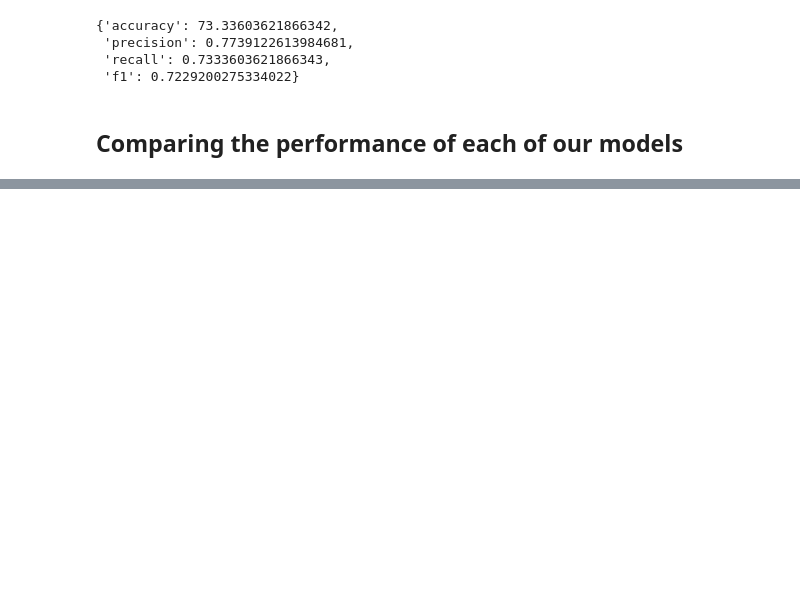
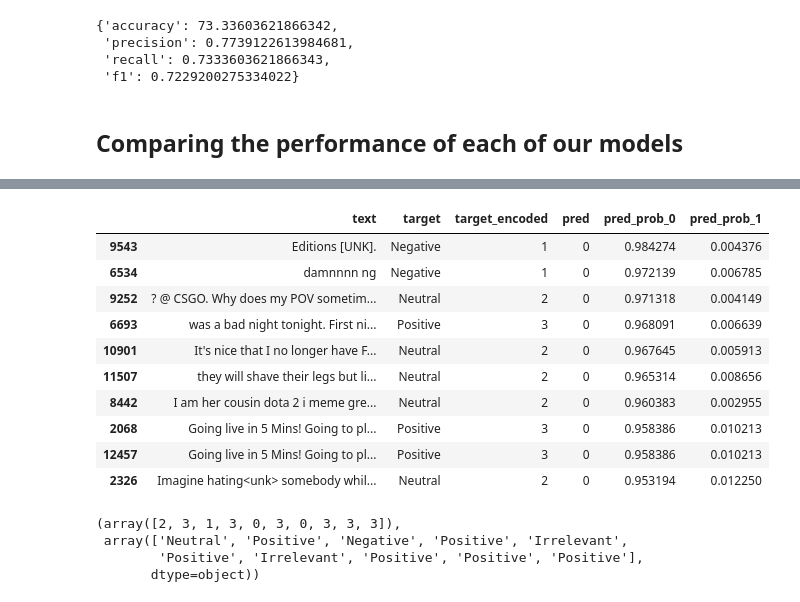
Before and after one commit to jul1998/tensorflow_projects, a Jupyter notebook: nlp_project.ipynb, the cells around one changed output, grey strips where cells are left out. Saved outputs shown, nothing was run; the diff lists cells and outputs as text; code cells hidden in the pictures; blank space fills up the shorter version.

```diff
--- a/nlp_project.ipynb
+++ b/nlp_project.ipynb
@@ -1320,0 +1408,23 @@ plot_loss_curves(model_3_history)
+# %%
+# Find the wrong predictions and sort by prediction probabilities
+most_wrong = val_df[val_df["target_encoded"] != val_df["pred"]].sort_values("pred_prob_0", ascending=False)
+most_wrong[:10]
+# %% [output]
+|  | text | target | target_encoded | pred | pred_prob_0 | pred_prob_1 |
+| 9543 | Editions [UNK]. | Negative | 1 | 0 | 0.984274 | 0.004376 |
+| 6534 | damnnnn ng | Negative | 1 | 0 | 0.972139 | 0.006785 |
+| 9252 | ? @ CSGO. Why does my POV sometim... | Neutral | 2 | 0 | 0.971318 | 0.004149 |
+| 6693 | was a bad night tonight. First ni... | Positive | 3 | 0 | 0.968091 | 0.006639 |
+| 10901 | It's nice that I no longer have F... | Neutral | 2 | 0 | 0.967645 | 0.005913 |
+| 11507 | they will shave their legs but li... | Neutral | 2 | 0 | 0.965314 | 0.008656 |
+| 8442 | I am her cousin dota 2 i meme gre... | Neutral | 2 | 0 | 0.960383 | 0.002955 |
+| 2068 | Going live in 5 Mins! Going to pl... | Positive | 3 | 0 | 0.958386 | 0.010213 |
+| 12457 | Going live in 5 Mins! Going to pl... | Positive | 3 | 0 | 0.958386 | 0.010213 |
+| 2326 | Imagine hating<unk> somebody whil... | Neutral | 2 | 0 | 0.953194 | 0.012250 |
+# %%
+val_labels_encoded[:10], val_labels[:10]
+# %% [output]
+(array([2, 3, 1, 3, 0, 3, 0, 3, 3, 3]),
+ array(['Neutral', 'Positive', 'Negative', 'Positive', 'Irrelevant',
+        'Positive', 'Irrelevant', 'Positive', 'Positive', 'Positive'],
+       dtype=object))
```
Also changed, not shown: parts of 41 cells of this notebook.
